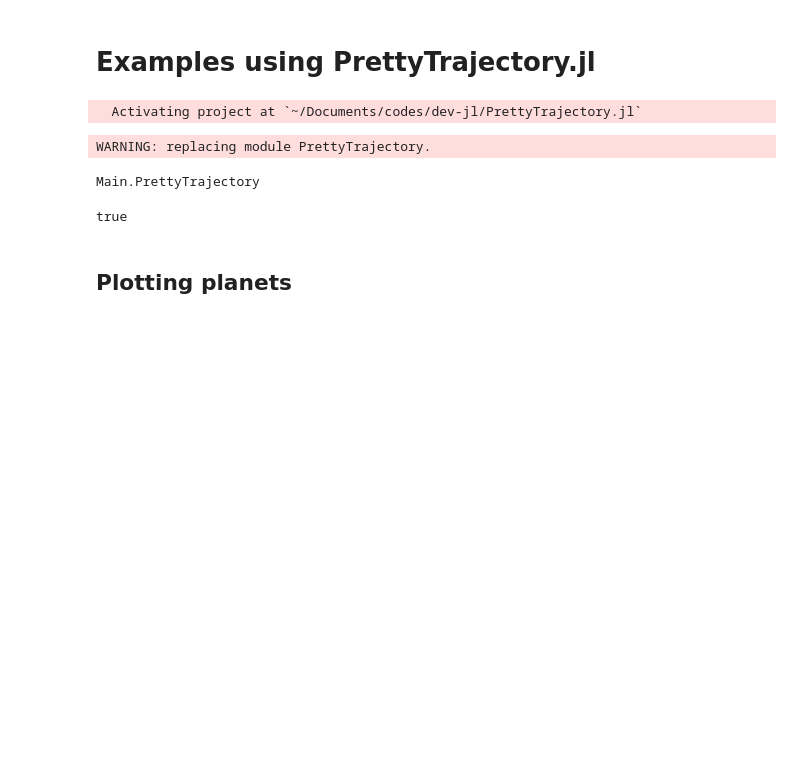
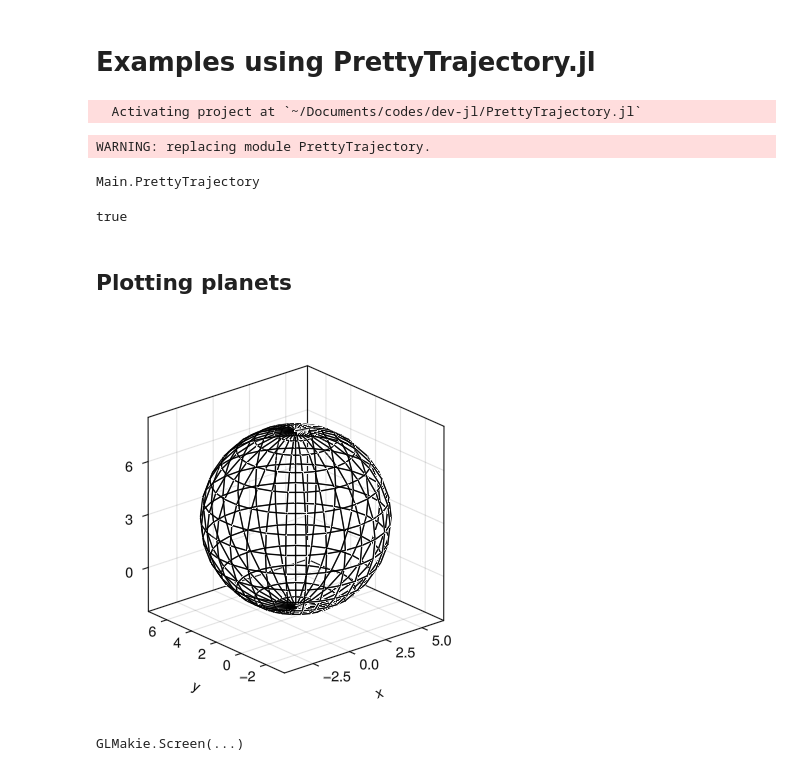
Before and after one commit to Yuricst/PrettyTrajectory.jl, a Jupyter notebook: examples/examples.ipynb, the cells around one changed output. Cells and saved outputs as stored; diff of their text form; code cells hidden in the pictures; blank space fills up the shorter version.

```diff
--- a/examples/examples.ipynb
+++ b/examples/examples.ipynb
@@ -18,6 +18,14 @@ Makie.inline!(true)
 true
 # %% [markdown]
 ## Plotting planets
+# %%
+fig = Figure(size=(400,400))
+ax = Axis3(fig[1,1:2]; aspect=:data)
+PrettyTrajectory.plot_sphere_wireframe!(ax, 5.0, [1.0, 2.0, 3.0])
+display(fig)
+# %% [output]
+[figure, added]
+GLMakie.Screen(...)
 # %%
 fig = Figure(size=(1000,400))
 ax = Axis3(fig[1,1:2]; aspect=:data, azimuth = deg2rad(265), elevation = deg2rad(5))
```
Also changed, not shown: parts of 5 cells of this notebook, 11 other files.
